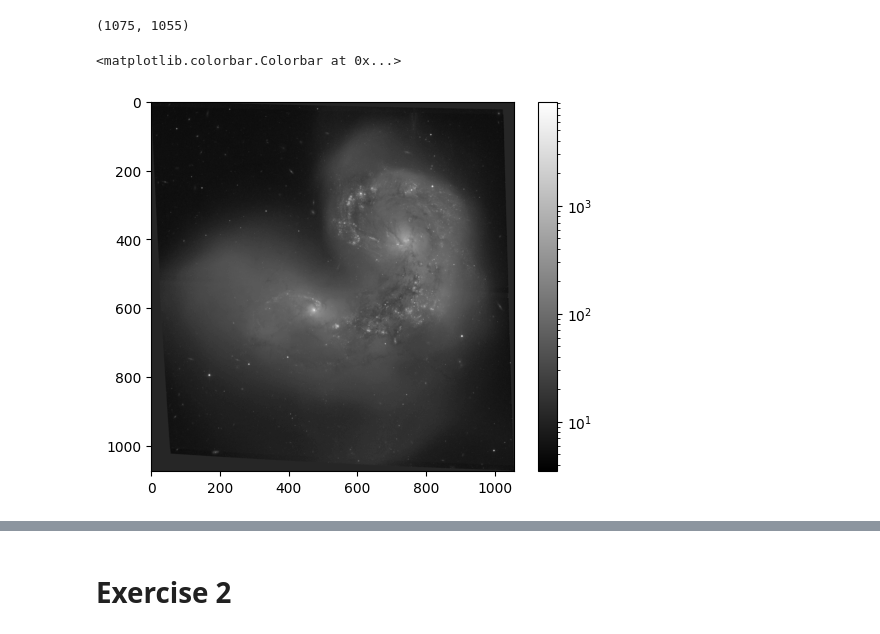
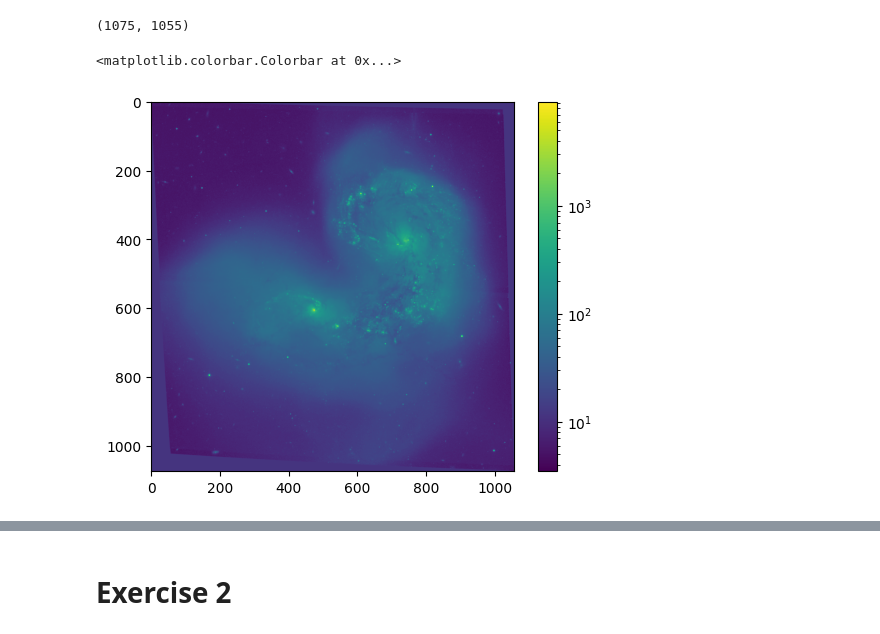
Before and after one commit to ismisebrendan/Astro_Comp_Labs_3rd_Year, a Jupyter notebook: Exercises_Lab5.ipynb, the cells around one changed output, grey strips where cells are left out. Saved outputs shown, nothing was run; the diff lists cells and outputs as text; code cells hidden in the pictures.

```diff
--- a/Exercises_Lab5.ipynb
+++ b/Exercises_Lab5.ipynb
@@ -29,11 +29,11 @@ red_ant[0].data.shape
 # %% [output]
 (1075, 1055)
 # %%
-plt.imshow(red_ant[0].data, cmap='gray', norm=LogNorm())
+plt.imshow(red_ant[0].data, cmap='viridis', norm=LogNorm())
 plt.colorbar()
 # %% [output]
 <matplotlib.colorbar.Colorbar at 0x...>
-[figure, old version]
+[figure, new version]
 # %%
 brightest = np.unravel_index(np.argmax(red_ant[0].data), red_ant[0].data.shape)
 # %%
```
Also changed, not shown: parts of 11 cells of this notebook.
